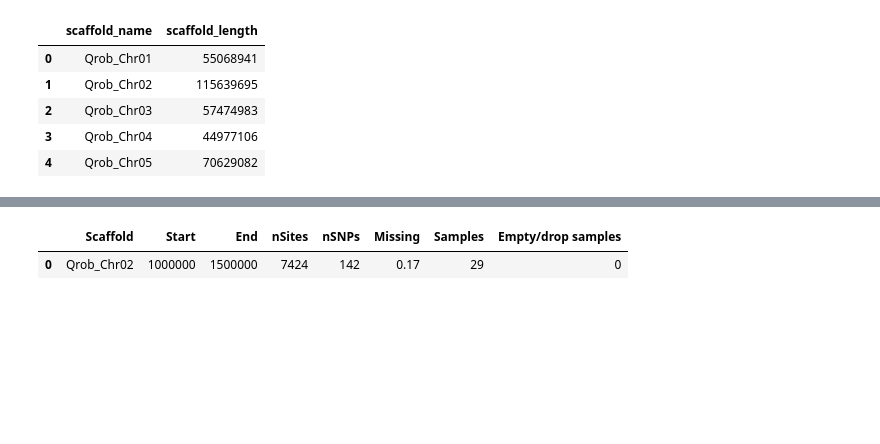
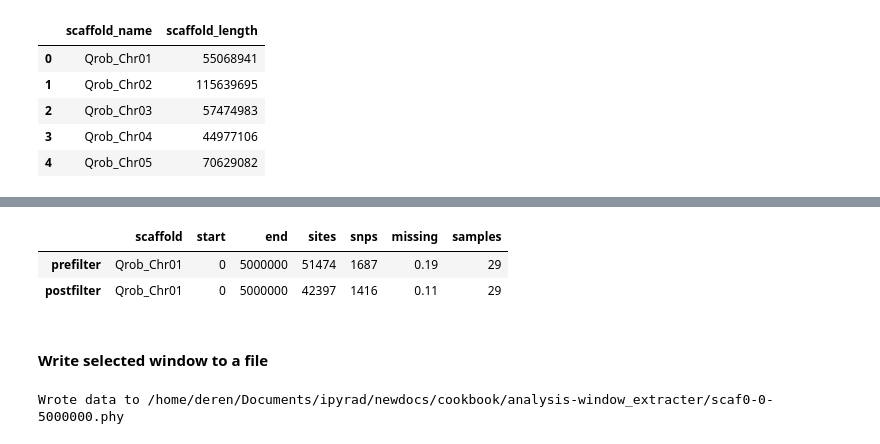
Before and after one commit to dereneaton/ipyrad, a Jupyter notebook: newdocs/cookbook/cookbook-window_extracter.ipynb, the cells around one changed output, grey strips where cells are left out. Drawn from its saved outputs; the diff is of its cells as text; code cells hidden in the pictures; blank space fills up the shorter version.

Commit message:
window extracter cookbook up

```diff
--- a/newdocs/cookbook/cookbook-window_extracter.ipynb
+++ b/newdocs/cookbook/cookbook-window_extracter.ipynb
@@ -32,16 +46,24 @@ ipa.window_extracter(data).scaffold_table.head()
 # %%
 # select a scaffold idx, start, and end positions
-we = ipa.window_extracter(
+ext = ipa.window_extracter(
     data=data,
     workdir="analysis-window_extracter",
-    scaffold_idx=1,
-    start=1000000,
-    end=1500000,
-    exclude=["reference"],
+    scaffold_idx=0,
+    start=0,
+    end=5000000,
+    exclude=["CUMM5"],
+    mincov=20,
 )
 
 # show stats of the window
-we.stats
+ext.stats
 # %% [output]
-|  | Scaffold | Start | End | nSites | nSNPs | Missing | Samples | Empty/drop samples |
-| 0 | Qrob_Chr02 | 1000000 | 1500000 | 7424 | 142 | 0.17 | 29 | 0 |
+|  | scaffold | start | end | sites | snps | missing | samples |
+| prefilter | Qrob_Chr01 | 0 | 5000000 | 51474 | 1687 | 0.19 | 29 |
+| postfilter | Qrob_Chr01 | 0 | 5000000 | 42397 | 1416 | 0.11 | 29 |
+# %% [markdown]
+#### Write selected window to a file
+# %%
+ext.run(force=True)
+# %% [output]
+Wrote data to /home/deren/Documents/ipyrad/newdocs/cookbook/analysis-window_extracter/scaf0-0-5000000.phy
```
Also changed, not shown: parts of 23 cells of this notebook.
